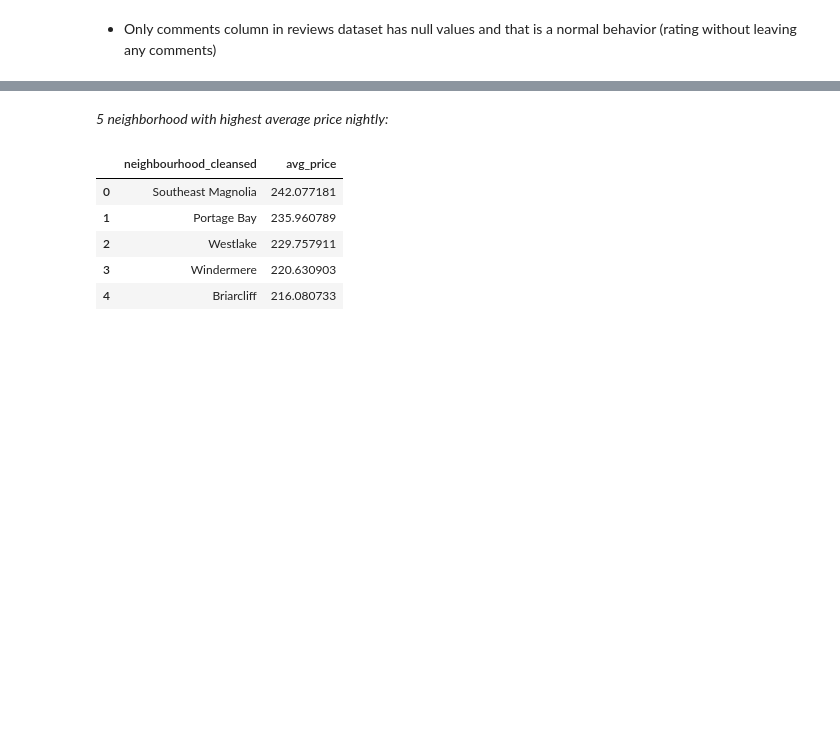
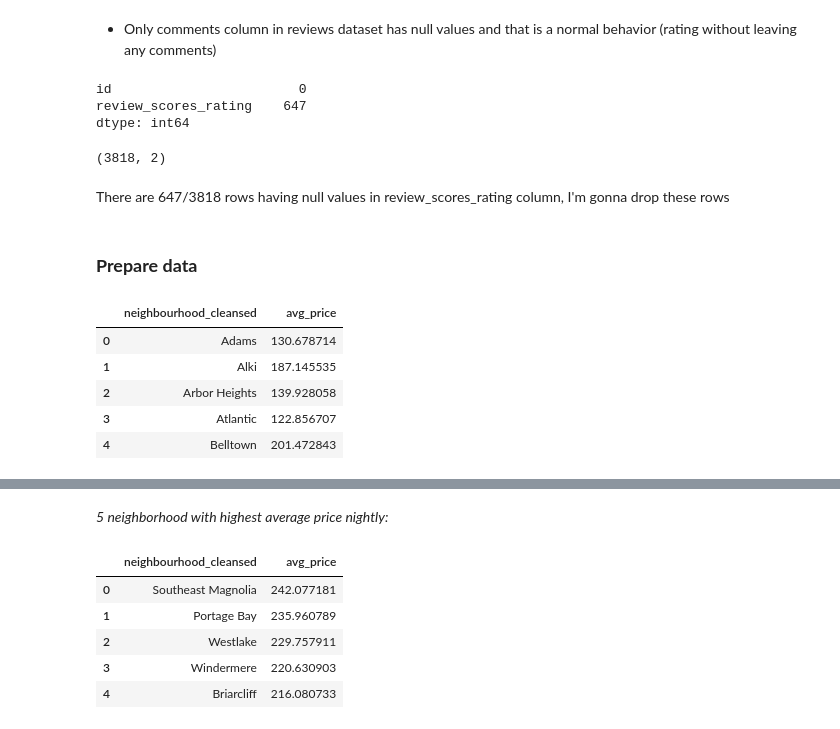
Before and after one commit to tuhuyc3/ds-nano-hh, a Jupyter notebook: main.ipynb, the cells around one changed output, grey strips where cells are left out. Saved outputs shown, nothing was run; the diff lists cells and outputs as text; code cells hidden in the pictures; blank space fills up the shorter version.

```diff
--- a/main.ipynb
+++ b/main.ipynb
@@ -104,0 +118,12 @@ dtype: int64
+# %%
+rating_df.isnull().sum()
+# %% [output]
+id                        0
+review_scores_rating    647
+dtype: int64
+# %%
+rating_df.shape
+# %% [output]
+(3818, 2)
+# %% [markdown]
+There are 647/3818 rows having null values in review_scores_rating column, I'm gonna drop these rows
@@ -104,0 +132,21 @@ dtype: int64
+# %% [markdown]
+### **Prepare data**
+# %%
+# pick relevant columns
+calendar_df_1 = calendar_df[['listing_id', 'date', 'price','available']]
+listings_df_2 = listings_df[['id', 'neighbourhood_cleansed']]
+
+# join 2 datasets
+calendar_listing_merged_df = pd.merge(calendar_df_1,listings_df_2, left_on= 'listing_id',right_on= 'id')
+
+# calculate average price by neighbourhoods
+avg_price_by_neighborhood = calendar_listing_merged_df.groupby('neighbourhood_cleansed')['price'].mean().reset_index()
+avg_price_by_neighborhood.columns = ['neighbourhood_cleansed', 'avg_price']
+avg_price_by_neighborhood.head(5)
+# %% [output]
+|  | neighbourhood_cleansed | avg_price |
+| 0 | Adams | 130.678714 |
+| 1 | Alki | 187.145535 |
+| 2 | Arbor Heights | 139.928058 |
+| 3 | Atlantic | 122.856707 |
+| 4 | Belltown | 201.472843 |
```
Also changed, not shown: parts of 42 cells of this notebook, 1 other file.
